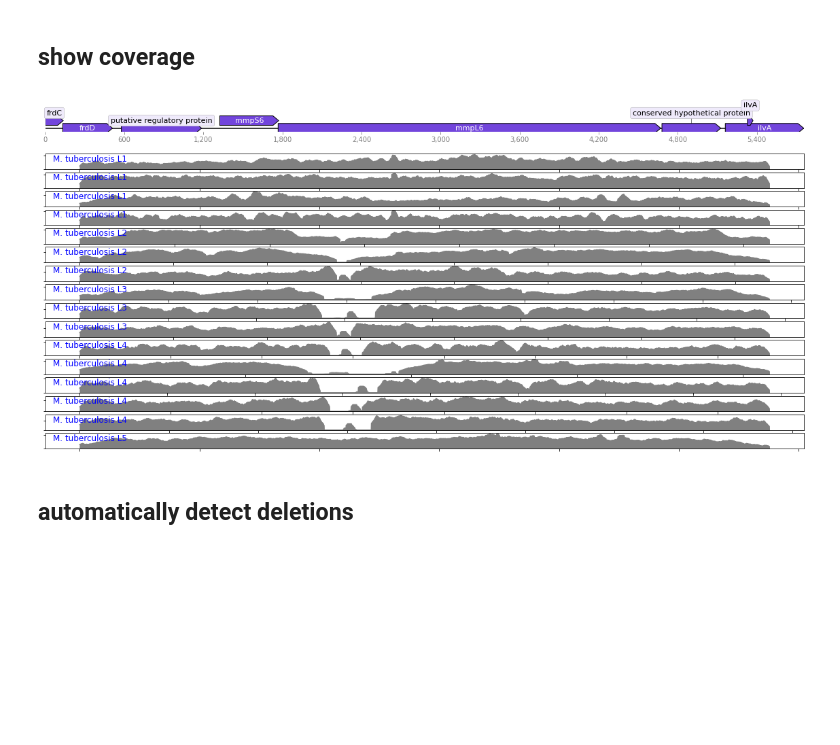
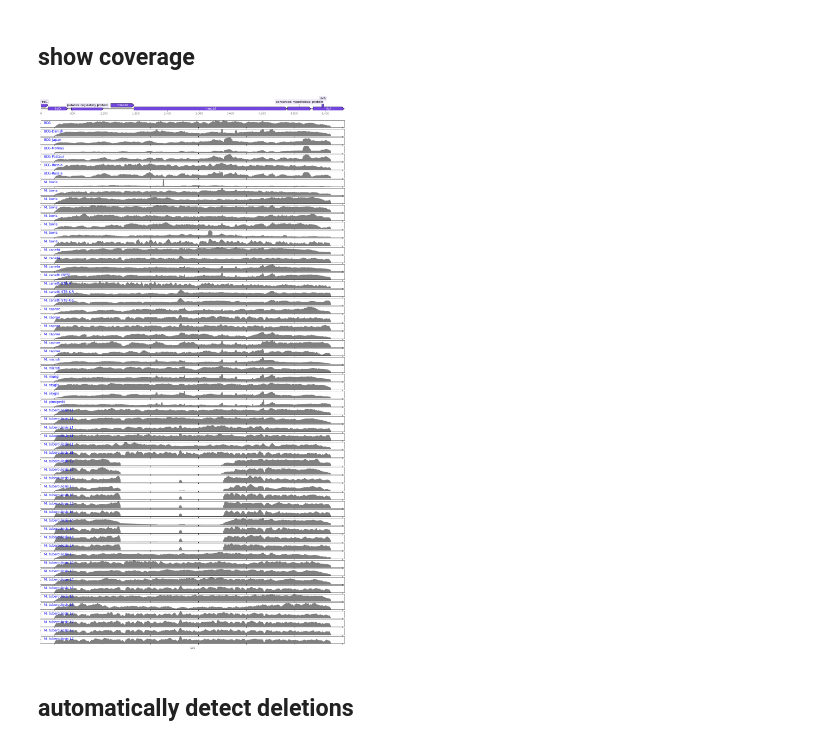
Before and after one commit to dmnfarrell/mtbc_analyses, a Jupyter notebook: tbd1/analysis.ipynb, the cells around one changed output. Drawn from its saved outputs; the diff is of its cells as text; code cells hidden in the pictures; blank space fills up the shorter version.

```diff
--- a/tbd1/analysis.ipynb
+++ b/tbd1/analysis.ipynb
@@ -179,28 +157,35 @@ def get_region_coverage(bam_file, chr, start, end):
+# %%
+def get_coverage(bam_file, chr, start, end, ref):
+    cmd = 'samtools mpileup {b} --min-MQ 10 -f {r} -r {c}:{s}-{e}'.format(c=chr,s=start,e=end,b=bam_file,r=ref)
+    #print(cmd)
+    temp = subprocess.check_output(cmd, shell=True)
+    df=pd.read_csv(io.BytesIO(temp), sep='\t', names=['chr','pos','base','coverage','q','c'])
+    return df
 # %% [markdown]
 ## show coverage
 # %%
 from dna_features_viewer import GraphicFeature, GraphicRecord
 from dna_features_viewer import BiopythonTranslator
 
 graphic_record = BiopythonTranslator().translate_record(rec)
 from matplotlib.gridspec import GridSpec
-fig = plt.figure(figsize=(20,10))
-gs = GridSpec(20, 1, figure=fig)
+fig = plt.figure(figsize=(20,40))
+gs = GridSpec(70, 1, figure=fig)
 ax1=fig.add_subplot(gs[:2,0])
 graphic_record.plot(ax=ax1)
 i=3
-for n,r in list(samples.iterrows())[36:52]:
+for n,r in list(samples.iterrows()):
     ax=fig.add_subplot(gs[i,0])
-    df = get_region_coverage(r.bam_file,'MAF_TBD1',1,len(rec.seq))
+    df = get_coverage(r.bam_file,'MAF_TBD1',1,len(rec.seq),'MAF_GM041182_TBD1.fa')
     bins=range(0,max(df.coverage),int(max(df.coverage)/10))
     df['binned']=np.searchsorted(bins, df.coverage.values)
-    df.plot(y='coverage',ax=ax,kind='area',color='gray',legend=False)
+    df.plot(x='pos',y='coverage',ax=ax,kind='area',color='gray',legend=False)
     ax.text(.01,.5,r.LINEAGE,color='blue',transform=ax.transAxes,fontsize=12)
     ax.set_xticklabels([]); ax.set_yticklabels([])
     i+=1
 #plt.tight_layout()
 # %% [output]
-[figure, old version]
+[figure, new version]
 # %% [markdown]
 ## automatically detect deletions
 # %%
```
Also changed, not shown: parts of 13 cells of this notebook, 3 other files.
